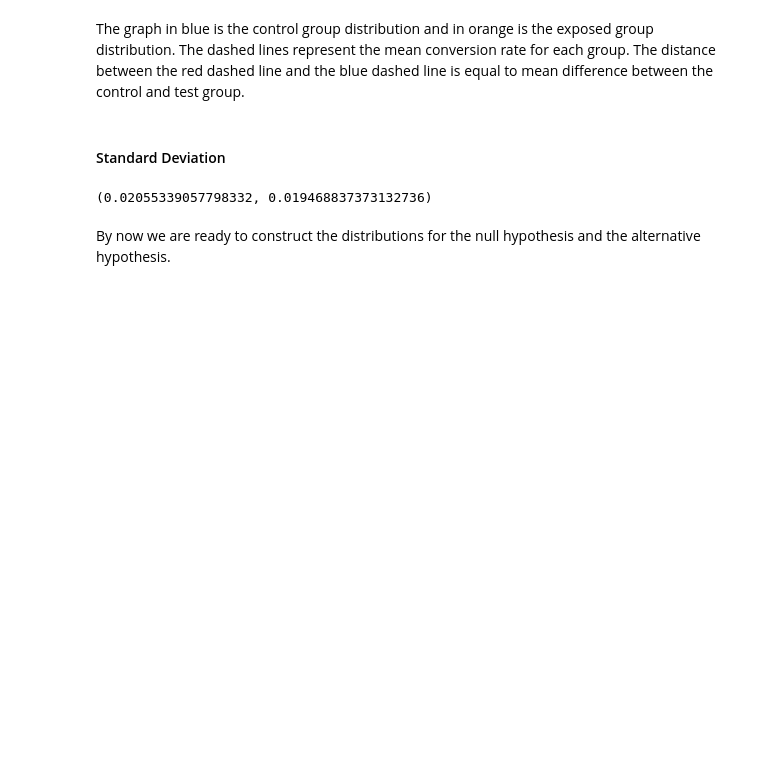
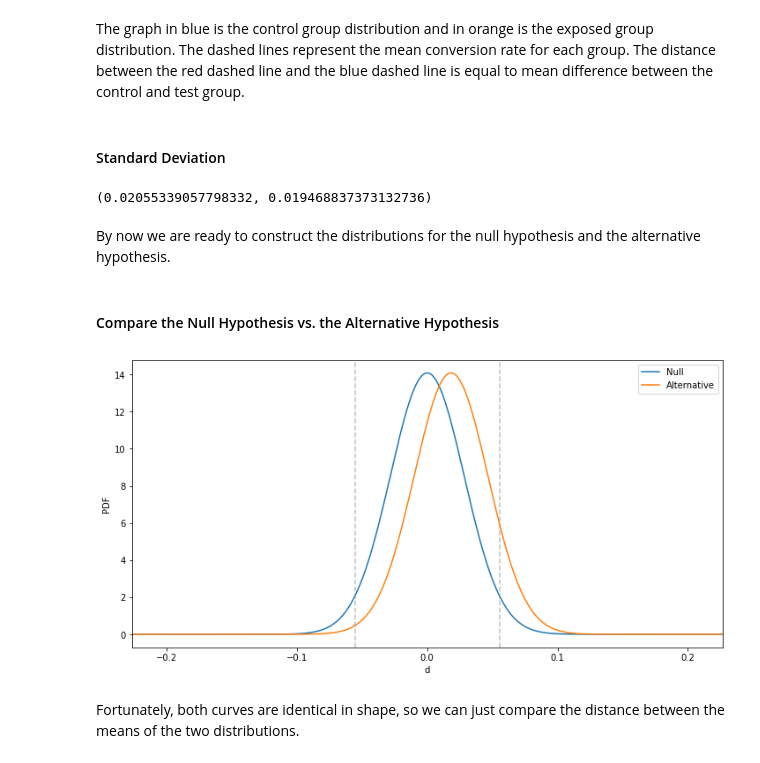
Before and after one commit to bkget/SmartAd-Performance-Aanalysis, a Jupyter notebook: notebooks/classical_AB_testing.ipynb, the cells around one changed output. Saved outputs shown, nothing was run; the diff lists cells and outputs as text; code cells hidden in the pictures; blank space fills up the shorter version.

Commit message:
Comparing null & alternative hypothesis

```diff
--- a/notebooks/classical_AB_testing.ipynb
+++ b/notebooks/classical_AB_testing.ipynb
@@ -183,3 +183,11 @@ std_cont, std_exp
 (0.02055339057798332, 0.019468837373132736)
 # %% [markdown]
 By now we are ready to construct the distributions for the null hypothesis and the alternative hypothesis.
+# %% [markdown]
+#### Compare the Null Hypothesis vs. the Alternative Hypothesis
+# %%
+HP.abplot(C_total, E_total, cont_rate, diff)
+# %% [output]
+[figure, added]
+# %% [markdown]
+Fortunately, both curves are identical in shape, so we can just compare the distance between the means of the two distributions.
```
